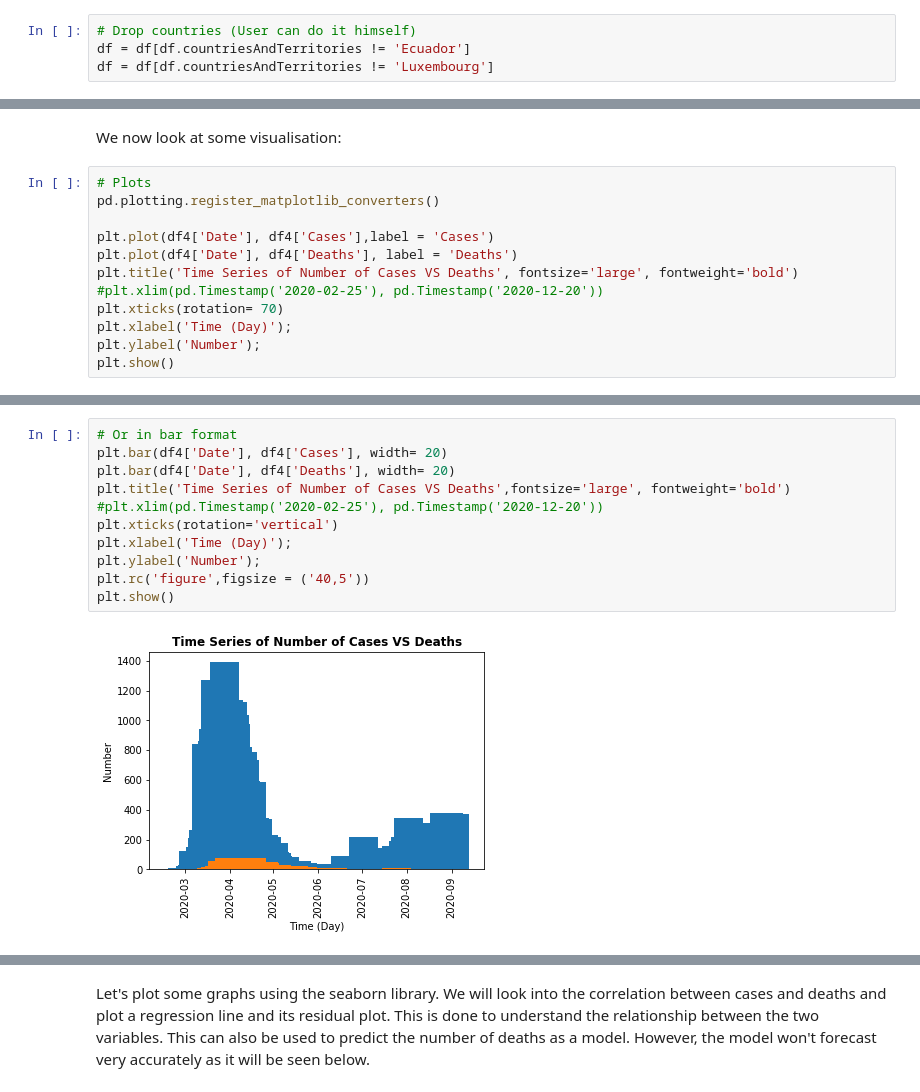
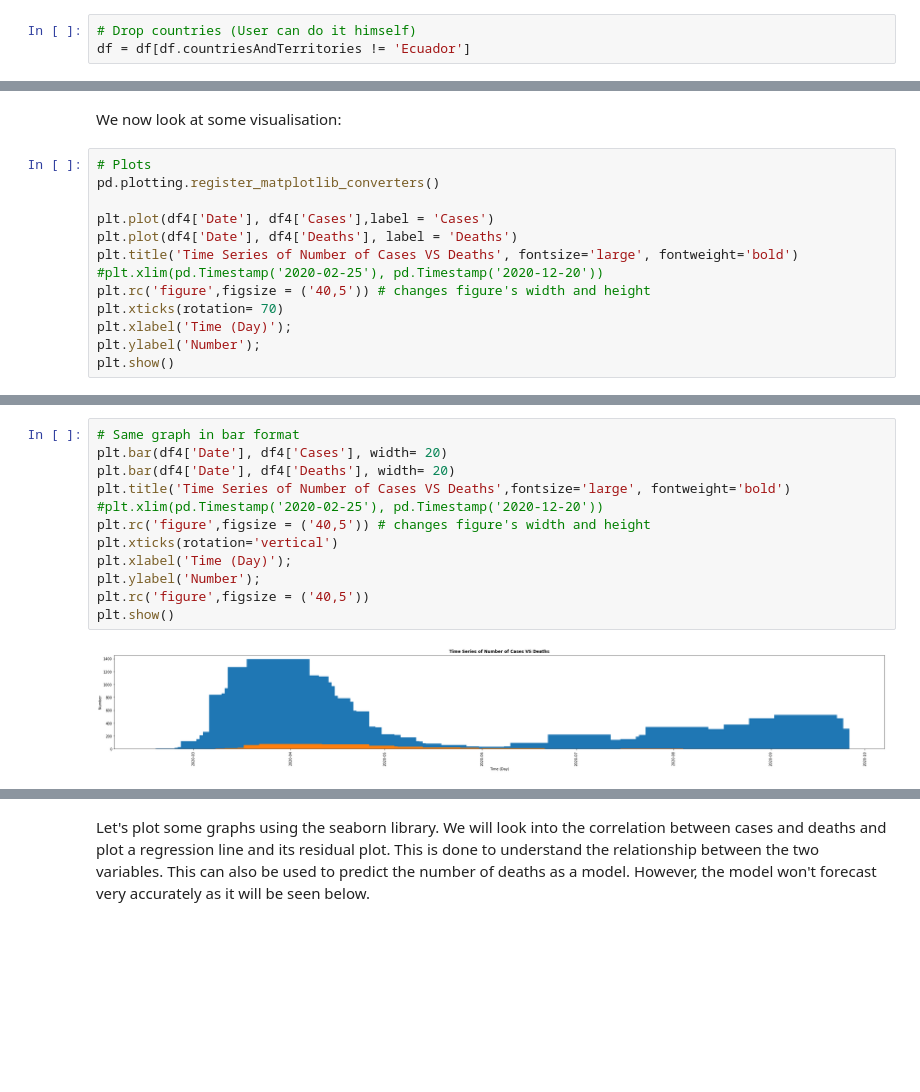
Before and after one commit to dagzk/COVID_19, a Jupyter notebook: Switzerland_Jupyter.ipynb, the cells around one changed output, grey strips where cells are left out. Drawn from its saved outputs; the diff is of its cells as text; blank space fills up the shorter version.

```diff
--- a/Switzerland_Jupyter.ipynb
+++ b/Switzerland_Jupyter.ipynb
@@ -155,7 +158,6 @@ We can drop down the wrong inputs from the countries' list. (Updated Sep 3rd 202
 # %%
 # Drop countries (User can do it himself)
 df = df[df.countriesAndTerritories != 'Ecuador']
-df = df[df.countriesAndTerritories != 'Luxembourg']
 # %%
 # How many instances where at least 10 cases FOR EVERY COUNTRY were reported in a single day
 df2 = df[df['cases']>= 10]
@@ -426,6 +428,7 @@ plt.plot(df4['Date'], df4['Cases'],label = 'Cases')
 plt.plot(df4['Date'], df4['Deaths'], label = 'Deaths')
 plt.title('Time Series of Number of Cases VS Deaths', fontsize='large', fontweight='bold')
 #plt.xlim(pd.Timestamp('2020-02-25'), pd.Timestamp('2020-12-20'))
+plt.rc('figure',figsize = ('40,5')) # changes figure's width and height
 plt.xticks(rotation= 70)
 plt.xlabel('Time (Day)');
 plt.ylabel('Number');
@@ -435,16 +438,17 @@ plt.show()
 # %%
-# Or in bar format
+# Same graph in bar format
 plt.bar(df4['Date'], df4['Cases'], width= 20)
 plt.bar(df4['Date'], df4['Deaths'], width= 20)
 plt.title('Time Series of Number of Cases VS Deaths',fontsize='large', fontweight='bold')
 #plt.xlim(pd.Timestamp('2020-02-25'), pd.Timestamp('2020-12-20'))
+plt.rc('figure',figsize = ('40,5')) # changes figure's width and height
 plt.xticks(rotation='vertical')
 plt.xlabel('Time (Day)');
 plt.ylabel('Number');
 plt.rc('figure',figsize = ('40,5'))
 plt.show()
 # %% [output]
-[figure, old version]
+[figure, new version]
 # %%
 plt.scatter(df4['Date'], df4['Cases'])
 plt.title('Time Series of Number of Cases',fontsize='large', fontweight='bold')
```
Also changed, not shown: parts of 38 cells of this notebook.
